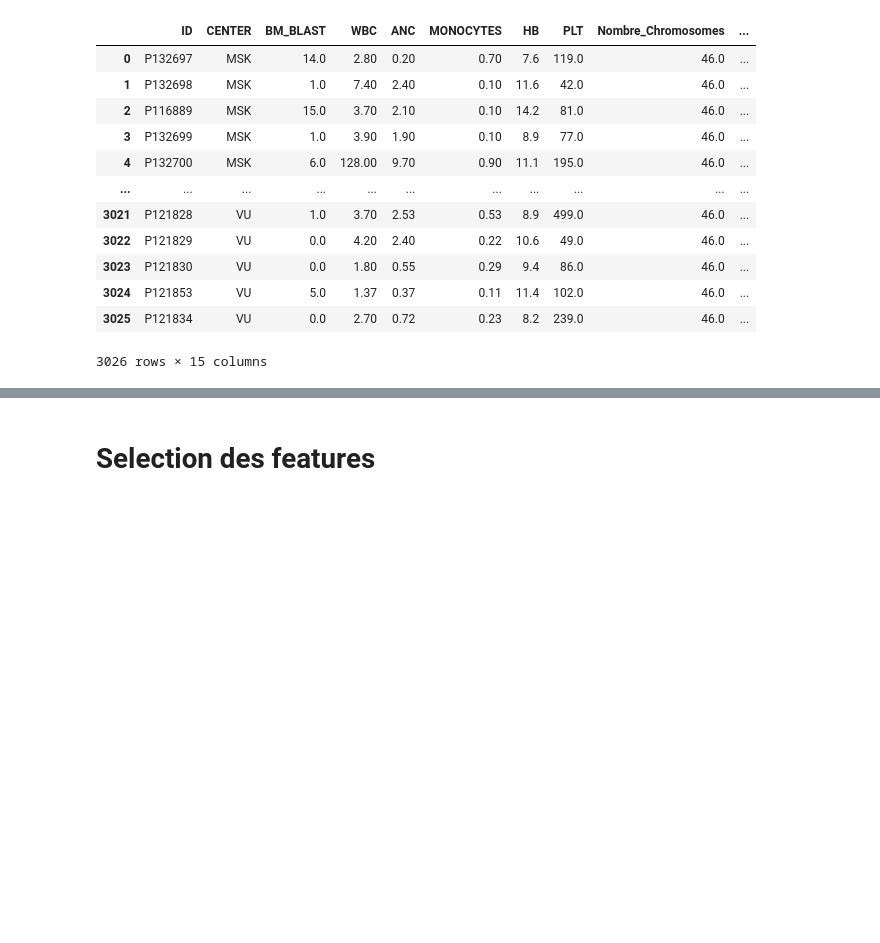
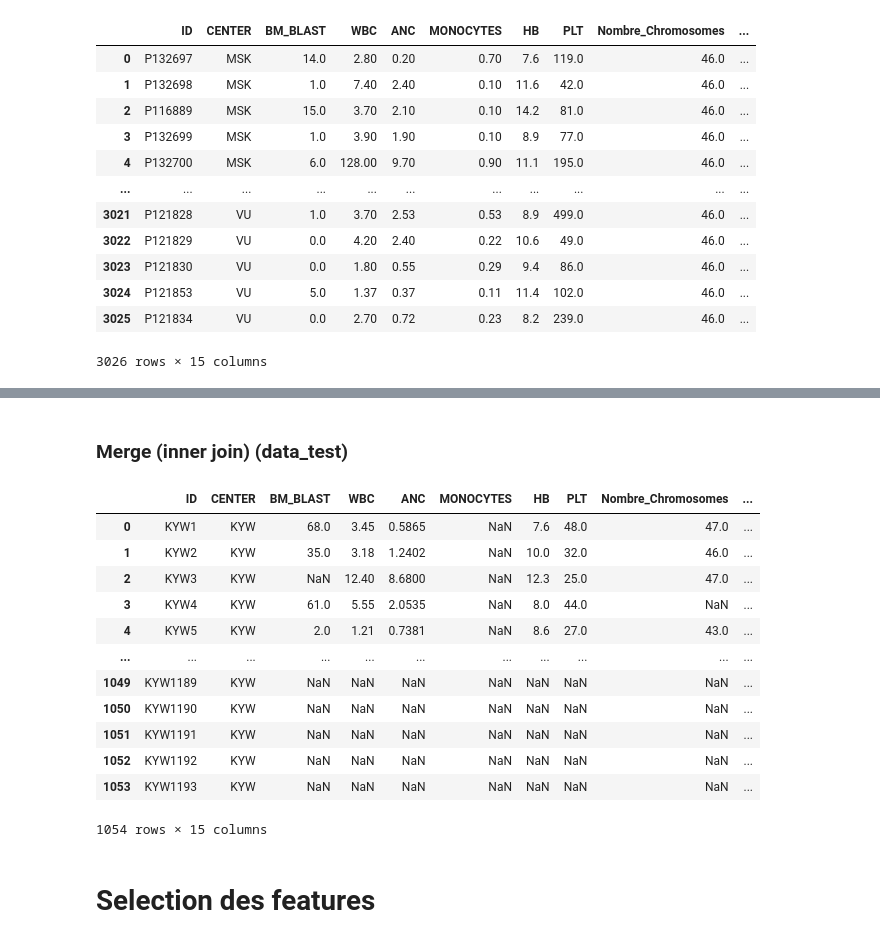
Before and after one commit to Oumaimabrini/Machine-Learning, a Jupyter notebook: Data_preparation.ipynb, the cells around one changed output, grey strips where cells are left out. Cells and saved outputs as stored; diff of their text form; code cells hidden in the pictures; blank space fills up the shorter version.

Commit message:
Commit with test data preparation

```diff
--- a/Data_preparation.ipynb
+++ b/Data_preparation.ipynb
@@ -470,3 +517,36 @@ data_train
+# %%
+aggregated_data = Xtest_mol.groupby('ID').agg({
+    'VAF': 'mean',  # Moyenne des fréquences d'allèles variant
+    'DEPTH': 'sum',
+    'EFFECT': 'sum' # Somme des profondeurs de séquençage
+}).reset_index()
+# %% [markdown]
+### Merge (inner join) (data_test)
+# %%
+#Merge la data VERIFIER NB ROWS PAR DATAFRAME
+data_test = Xtest_clin.merge(aggregated_data, on='ID', how = "inner")
+#X_test = Xtest_clin.merge(aggregated_data, on='ID', how='outer')
+data_test[["HB", "PLT", "BM_BLAST"]]  = data_test[["HB", "PLT", "BM_BLAST"]].astype(float)
+# %%
+data_test.drop(columns=["CYTOGENETICS"], inplace=True) # suppression de la colonne CYTOGENETICS
+# %%
+data_test['EFFECT'] = data_test['EFFECT'].apply(lambda x: "négatif" if x < 0 else "neutre")
+# %%
+data_test
+# %% [output]
+|  | ID | CENTER | BM_BLAST | WBC | ANC | MONOCYTES | HB | PLT | Nombre_Chromosomes | ... |
+| 0 | KYW1 | KYW | 68.0 | 3.45 | 0.5865 | NaN | 7.6 | 48.0 | 47.0 | ... |
+| 1 | KYW2 | KYW | 35.0 | 3.18 | 1.2402 | NaN | 10.0 | 32.0 | 46.0 | ... |
+| 2 | KYW3 | KYW | NaN | 12.40 | 8.6800 | NaN | 12.3 | 25.0 | 47.0 | ... |
+| 3 | KYW4 | KYW | 61.0 | 5.55 | 2.0535 | NaN | 8.0 | 44.0 | NaN | ... |
+| 4 | KYW5 | KYW | 2.0 | 1.21 | 0.7381 | NaN | 8.6 | 27.0 | 43.0 | ... |
+| ... | ... | ... | ... | ... | ... | ... | ... | ... | ... | ... |
+| 1049 | KYW1189 | KYW | NaN | NaN | NaN | NaN | NaN | NaN | NaN | ... |
+| 1050 | KYW1190 | KYW | NaN | NaN | NaN | NaN | NaN | NaN | NaN | ... |
+| 1051 | KYW1191 | KYW | NaN | NaN | NaN | NaN | NaN | NaN | NaN | ... |
+| 1052 | KYW1192 | KYW | NaN | NaN | NaN | NaN | NaN | NaN | NaN | ... |
+| 1053 | KYW1193 | KYW | NaN | NaN | NaN | NaN | NaN | NaN | NaN | ... |
+1054 rows × 15 columns
 # %% [markdown]
 # Selection des features
 # %%
```
Also changed, not shown: parts of 15 cells of this notebook.
